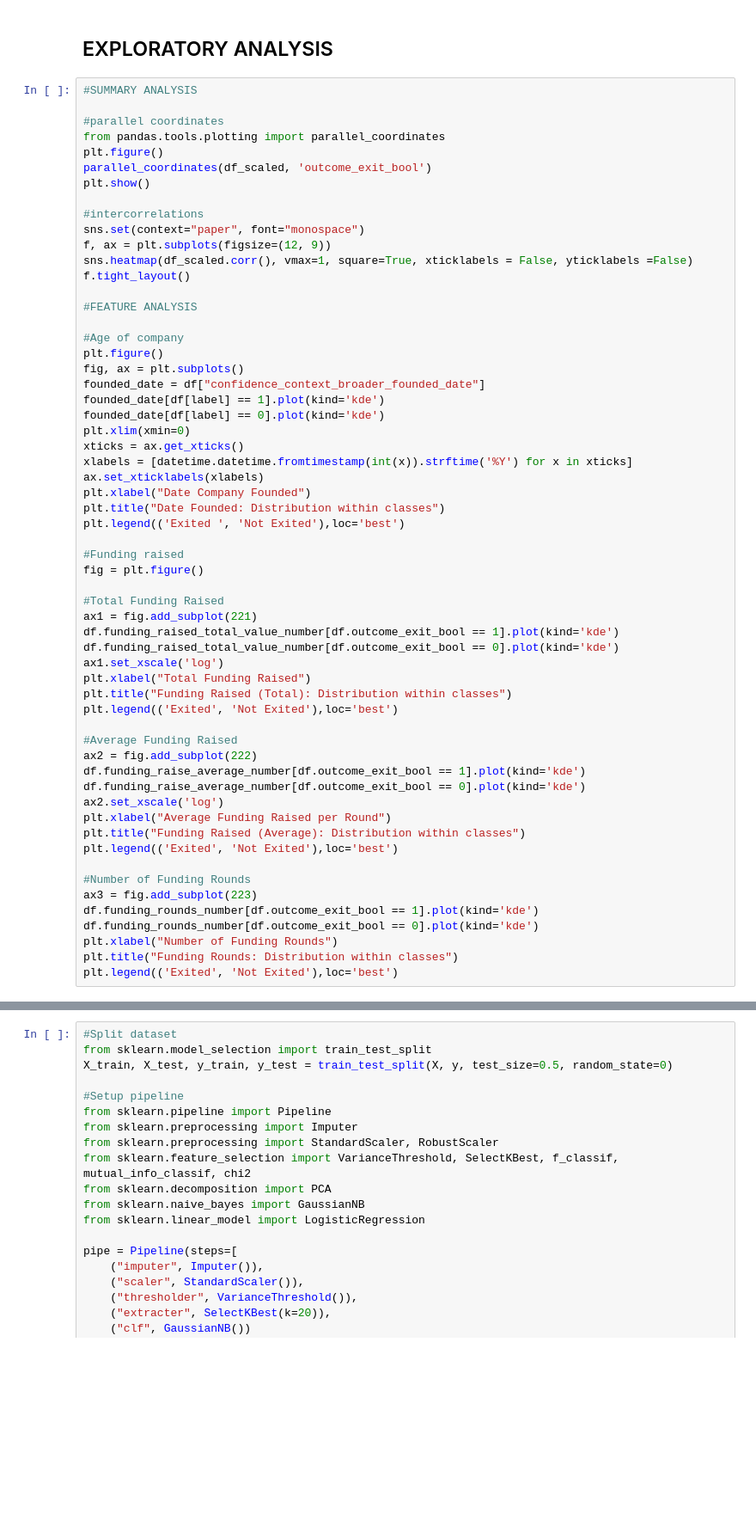
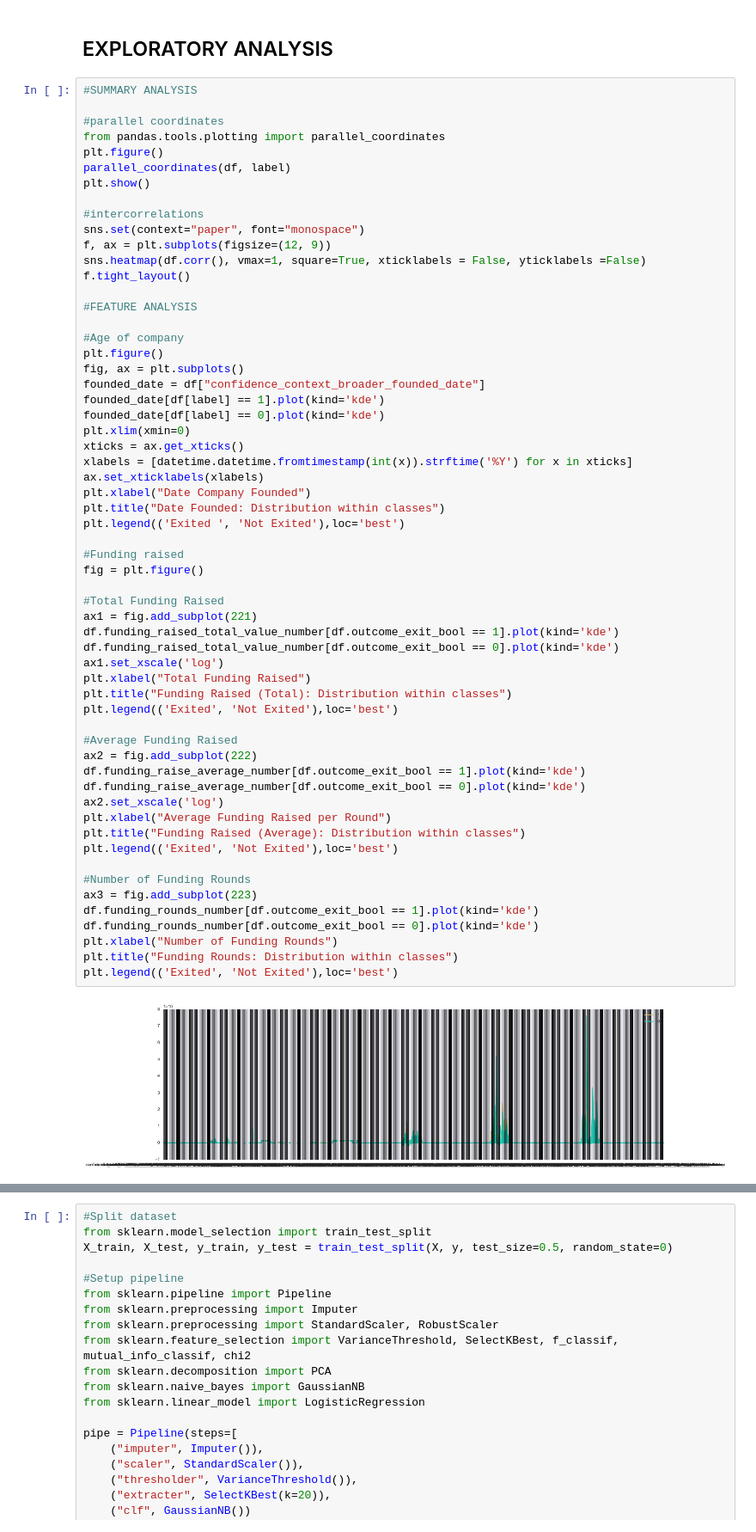
Before and after one commit to markshelton/autovc, a Jupyter notebook: dev/package/analysis/analysis.ipynb, the cells around one changed output, grey strips where cells are left out. Shown at 86% size. Saved outputs shown, nothing was run; the diff lists cells and outputs as text; blank space fills up the shorter version.

```diff
--- a/dev/package/analysis/analysis.ipynb
+++ b/dev/package/analysis/analysis.ipynb
@@ -141,13 +179,13 @@ pp_params = dict(
 #parallel coordinates
 from pandas.tools.plotting import parallel_coordinates
 plt.figure()
-parallel_coordinates(df_scaled, 'outcome_exit_bool')
+parallel_coordinates(df, label)
 plt.show()
 
 #intercorrelations
 sns.set(context="paper", font="monospace")
 f, ax = plt.subplots(figsize=(12, 9))
-sns.heatmap(df_scaled.corr(), vmax=1, square=True, xticklabels = False, yticklabels =False)
+sns.heatmap(df.corr(), vmax=1, square=True, xticklabels = False, yticklabels =False)
 f.tight_layout()
 
 #FEATURE ANALYSIS
@@ -167,30 +205,32 @@ plt.title("Date Founded: Distribution within classes")
 plt.legend(('Exited ', 'Not Exited'),loc='best')
 
 #Funding raised
 fig = plt.figure()
 
 #Total Funding Raised
 ax1 = fig.add_subplot(221)
 df.funding_raised_total_value_number[df.outcome_exit_bool == 1].plot(kind='kde')
 df.funding_raised_total_value_number[df.outcome_exit_bool == 0].plot(kind='kde')
 ax1.set_xscale('log')
 plt.xlabel("Total Funding Raised")
 plt.title("Funding Raised (Total): Distribution within classes")
 plt.legend(('Exited', 'Not Exited'),loc='best')
 
 #Average Funding Raised
 ax2 = fig.add_subplot(222)
 df.funding_raise_average_number[df.outcome_exit_bool == 1].plot(kind='kde')
 df.funding_raise_average_number[df.outcome_exit_bool == 0].plot(kind='kde')
 ax2.set_xscale('log')
 plt.xlabel("Average Funding Raised per Round")
 plt.title("Funding Raised (Average): Distribution within classes")
 plt.legend(('Exited', 'Not Exited'),loc='best')
 
 #Number of Funding Rounds
 ax3 = fig.add_subplot(223)
 df.funding_rounds_number[df.outcome_exit_bool == 1].plot(kind='kde')
 df.funding_rounds_number[df.outcome_exit_bool == 0].plot(kind='kde')
 plt.xlabel("Number of Funding Rounds")
 plt.title("Funding Rounds: Distribution within classes")
 plt.legend(('Exited', 'Not Exited'),loc='best')
+# %% [output]
+[figure, added]
```
Also changed, not shown: parts of 9 cells of this notebook, 2 other files.
